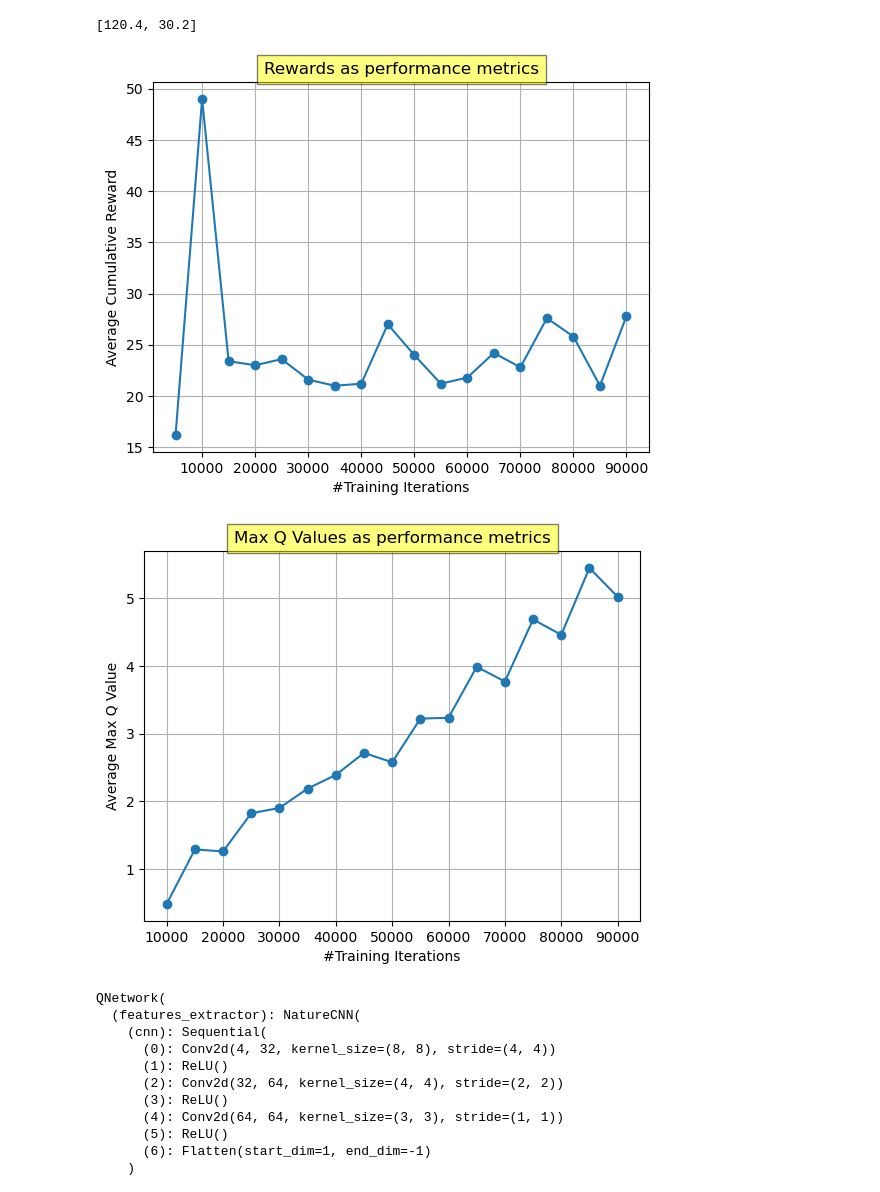
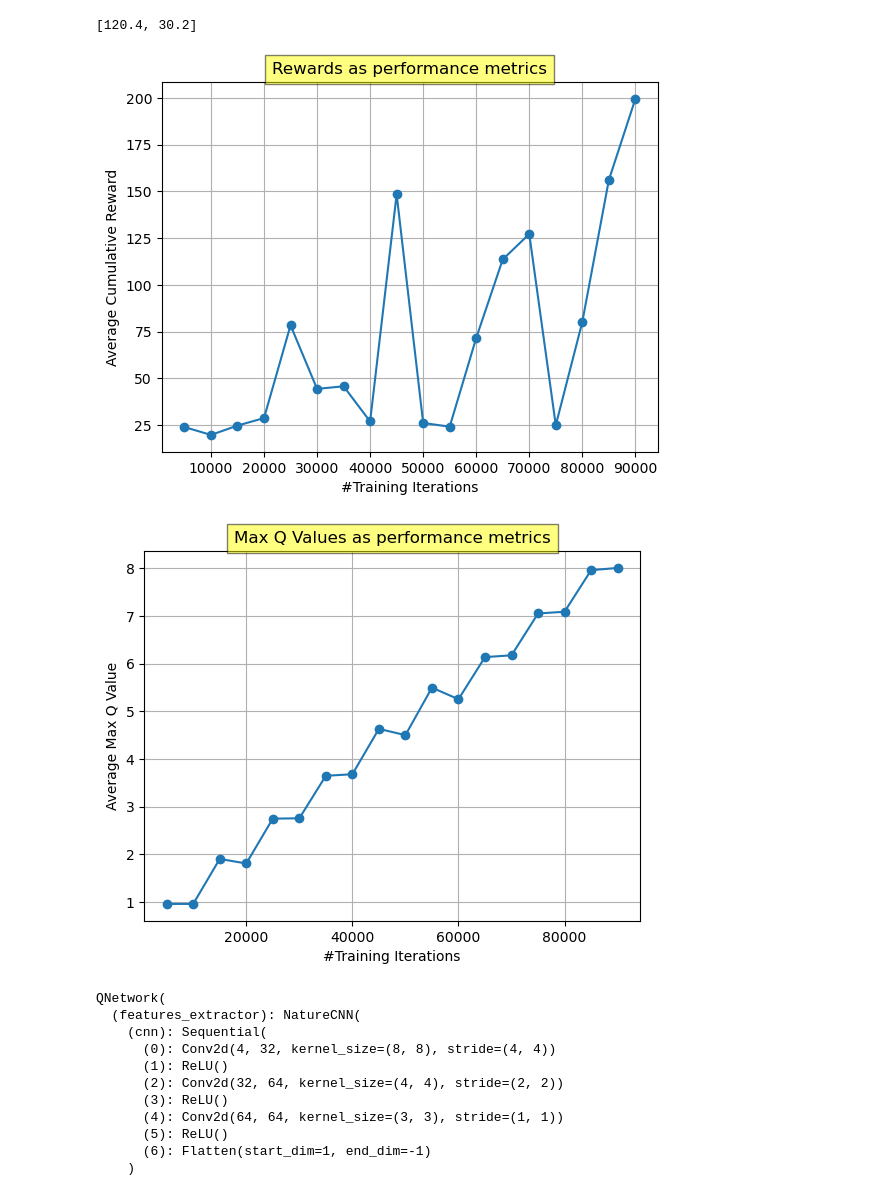
Before and after one commit to eno-sim/RL_project, a Jupyter notebook: chrome_rino.ipynb, the cells around one changed output. Saved outputs shown, nothing was run; the diff lists cells and outputs as text; code cells hidden in the pictures.

Commit message:
new reward structure and discount factor

```diff
--- a/chrome_rino.ipynb
+++ b/chrome_rino.ipynb
@@ -293,7 +293,7 @@ def plot_average_rewards(average_rewards, iterations):
     plt.show()
 # %%
 # Compute the average rewards
-avg_rewards, iterations = compute_average_rewards(10000, 15000, 5000, env)
+avg_rewards, iterations = compute_average_rewards(5000, 90000, 5000, env)
 # %%
 avg_rewards
 # %% [output]
@@ -302,7 +302,7 @@ avg_rewards
 # Plot the average rewards
 plot_average_rewards(avg_rewards, iterations)
 # %% [output]
-[figure, old version]
+[figure, new version]
 # %%
 def collect_states(env, num_states):
     states = []
@@ -337,13 +337,13 @@ def evaluate_average_max_q(model, fixed_states):
     average_max_q = np.mean(max_q_values)
     return average_max_q
 # %%
-def calculate_average_max_q_for_models(env, start, stop, step, num_states):
+def calculate_average_max_q_for_models(env, start, stop, step, num_states, directory='train'):
     states = collect_states(env, num_states)
     average_max_qs = []
     iterations = range(start, stop + step, step)
 
     for model_num in iterations:
-        model_path = os.path.join('train', f'best_model_{model_num}')
+        model_path = os.path.join(directory, f'best_model_{model_num}')
         model = DQN.load(model_path)
         average_max_q = evaluate_average_max_q(model, states)
         average_max_qs.append(average_max_q)
@@ -352,22 +352,22 @@ def calculate_average_max_q_for_models(env, start, stop, step, num_states):
 # %%
 num_states_to_sample = 15
 
 # Calculate the metric for models trained for 10,000 to 90,000 iterations
-average_max_qs, iterations = calculate_average_max_q_for_models(env, 10000, 90000, 5000, num_states_to_sample)
+average_max_qs, iterations = calculate_average_max_q_for_models(env, 5000, 90000, 5000, num_states_to_sample)
 
 
 # Now you can plot `average_max_qs` against the model numbers if needed
 def plot_q_values(average_max_qs, iterations):
     plt.plot(iterations, average_max_qs, marker='o')
     plt.xlabel('#Training Iterations')
     plt.ylabel('Average Max Q Value')
     plt.title('Max Q Values as performance metrics', bbox={'facecolor': 'yellow', 'alpha': 0.5, 'pad': 5})
     plt.grid()
     plt.show()
 
 plot_q_values(average_max_qs, iterations)
 # %% [output]
-[figure, old version]
+[figure, new version]
 # %%
 # To visualize the CNN layers
 print(model.policy.q_net)
```
Also changed, not shown: parts of 11 cells of this notebook, 21 other files.
